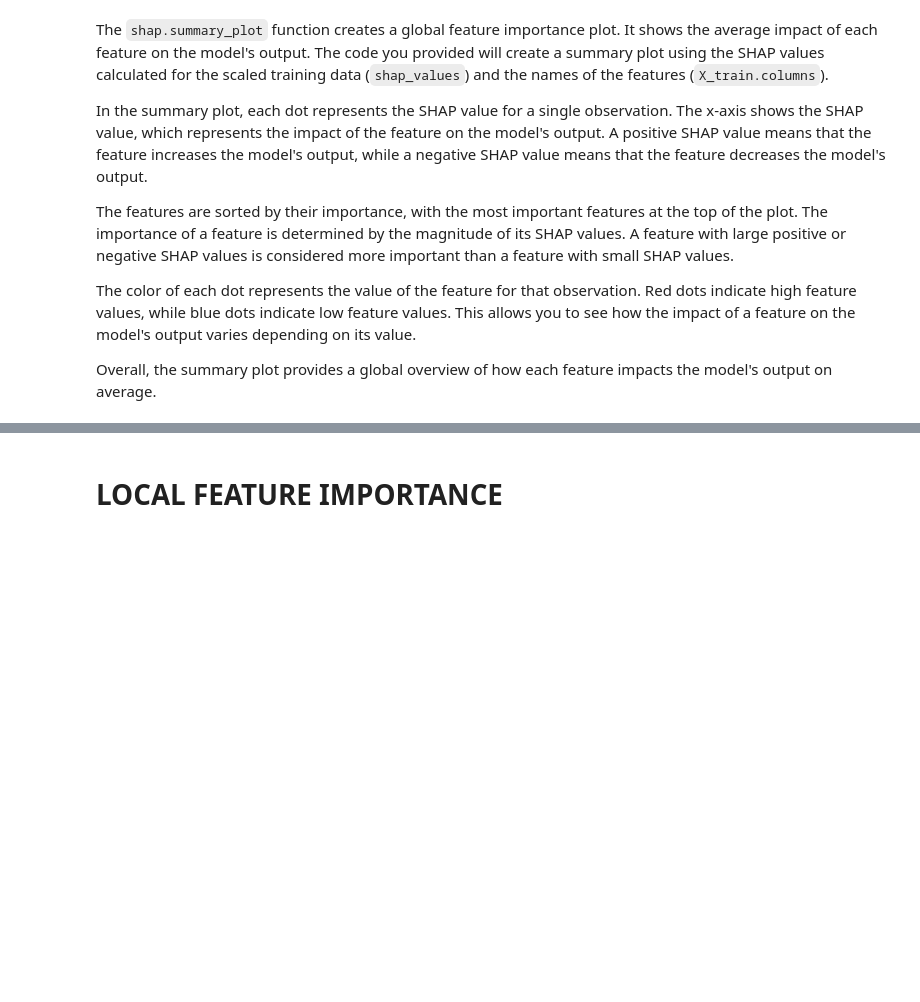
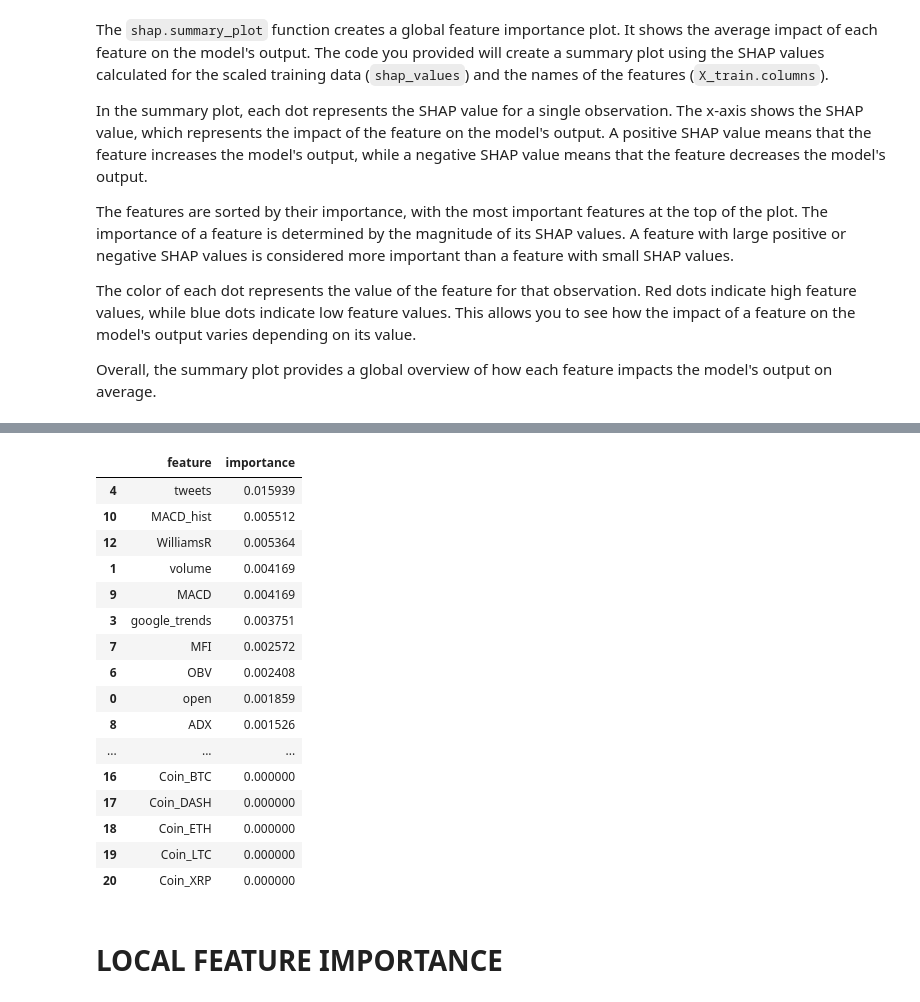
Before and after one commit to bhaskatripathi/Cryptodata_Coinbase_Kraken_Binance, a Jupyter notebook: Objective_3_Pytorch.ipynb, the cells around one changed output, grey strips where cells are left out. Saved outputs shown, nothing was run; the diff lists cells and outputs as text; code cells hidden in the pictures; blank space fills up the shorter version.

```diff
--- a/Objective_3_Pytorch.ipynb
+++ b/Objective_3_Pytorch.ipynb
@@ -695,0 +785,33 @@ shap.plots.bar(shap_values)
+# %%
+# Calculate the mean absolute SHAP values for each feature
+mean_abs_shap_values = np.abs(shap_values.values).mean(axis=0)
+
+# Create a DataFrame with the feature names and mean absolute SHAP values
+feature_importance_df = pd.DataFrame({
+    'feature': X_test.columns,
+    'importance': mean_abs_shap_values
+})
+
+# Sort the DataFrame by importance in descending order
+feature_importance_df = feature_importance_df.sort_values(by='importance', ascending=False)
+
+# Display the top 14 most important features as a table
+feature_importance_df.head(22)
+# %% [output]
+|  | feature | importance |
+| 4 | tweets | 0.015939 |
+| 10 | MACD_hist | 0.005512 |
+| 12 | WilliamsR | 0.005364 |
+| 1 | volume | 0.004169 |
+| 9 | MACD | 0.004169 |
+| 3 | google_trends | 0.003751 |
+| 7 | MFI | 0.002572 |
+| 6 | OBV | 0.002408 |
+| 0 | open | 0.001859 |
+| 8 | ADX | 0.001526 |
+| ... | ... | ... |
+| 16 | Coin_BTC | 0.000000 |
+| 17 | Coin_DASH | 0.000000 |
+| 18 | Coin_ETH | 0.000000 |
+| 19 | Coin_LTC | 0.000000 |
+| 20 | Coin_XRP | 0.000000 |
```
Also changed, not shown: parts of 33 cells of this notebook.
